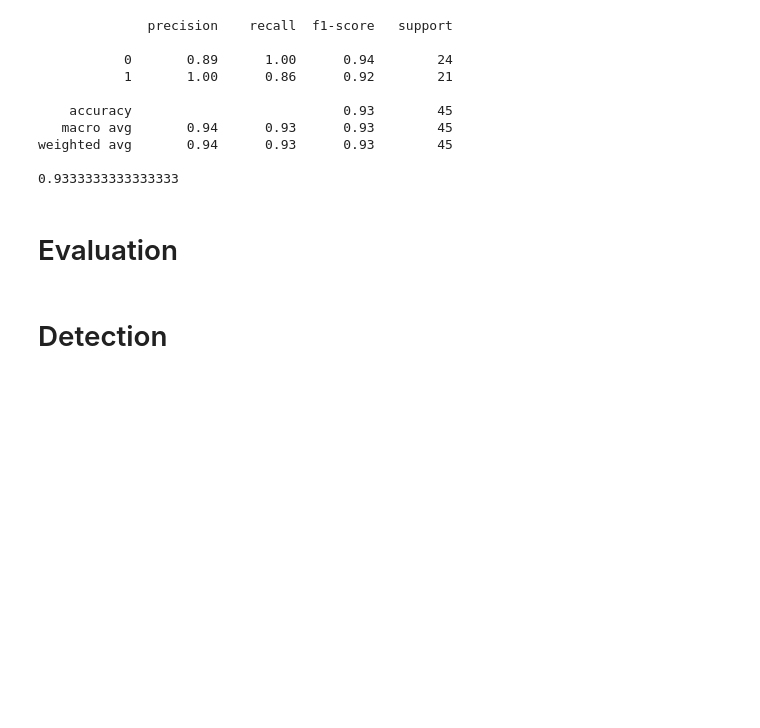
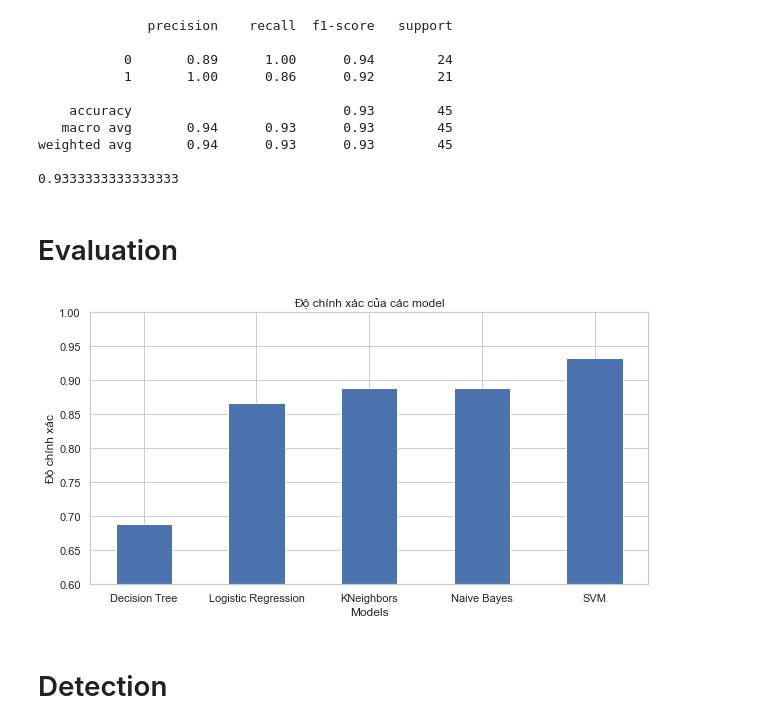
Before and after one commit to nhmt120/vietnamese-fake-news-detection, a Jupyter notebook: BD-final.ipynb, the cells around one changed output. Cells and saved outputs as stored; diff of their text form; code cells hidden in the pictures; blank space fills up the shorter version.

```diff
--- a/BD-final.ipynb
+++ b/BD-final.ipynb
@@ -413,0 +401,4 @@ weighted avg       0.89      0.87      0.87        45
+# %%
+print(classification_report(y_pred_logre, y_test))
+logre_acc=accuracy_score(y_pred_logre, y_test)
+print(logre_acc)
@@ -421,7 +423,8 @@ KNeighborsClassifier(n_neighbors=3)
 y_pred_neigh = neigh.predict(X_test)
 # %%
 print(classification_report(y_pred_neigh, y_test))
-print(accuracy_score(y_pred_neigh, y_test))
+neigh_acc=accuracy_score(y_pred_neigh, y_test)
+print(neigh_acc)
 # %% [output]
               precision    recall  f1-score   support
 
@@ -443,7 +446,8 @@ MultinomialNB()
 y_pred_nb = nb.predict(X_test)
 # %%
 print(classification_report(y_pred_nb, y_test))
-print(accuracy_score(y_pred_nb, y_test))
+nb_acc=accuracy_score(y_pred_nb, y_test)
+print(nb_acc)
 # %% [output]
               precision    recall  f1-score   support
 
@@ -465,7 +469,8 @@ SVC(kernel='linear')
 y_pred_svc = clf_svc.predict(X_test)
 # %%
 print(classification_report(y_pred_svc, y_test))
-print(accuracy_score(y_pred_svc, y_test))
+svc_acc=accuracy_score(y_pred_svc, y_test)
+print(svc_acc)
 # %% [output]
               precision    recall  f1-score   support
 
@@ -479,6 +484,19 @@ weighted avg       0.94      0.93      0.93        45
 0.9333333333333333
 # %% [markdown]
 # Evaluation
+# %%
+models= ['Decision Tree', 'Logistic Regression', 'KNeighbors', 'Naive Bayes', 'SVM']
+accuracy= [tree_acc, logre_acc, neigh_acc, nb_acc, svc_acc]
+
+fig = plt.figure(figsize = (10, 5))
+plt.bar(models,accuracy,width=0.5)
+plt.ylim([0.6, 1])
+plt.title("Độ chính xác của các model")
+plt.xlabel("Models")
+plt.ylabel("Độ chính xác")
+plt.show()
+# %% [output]
+[figure, added]
 # %% [markdown]
 # Detection
 # %%
```
Also changed, not shown: parts of 7 cells of this notebook.
